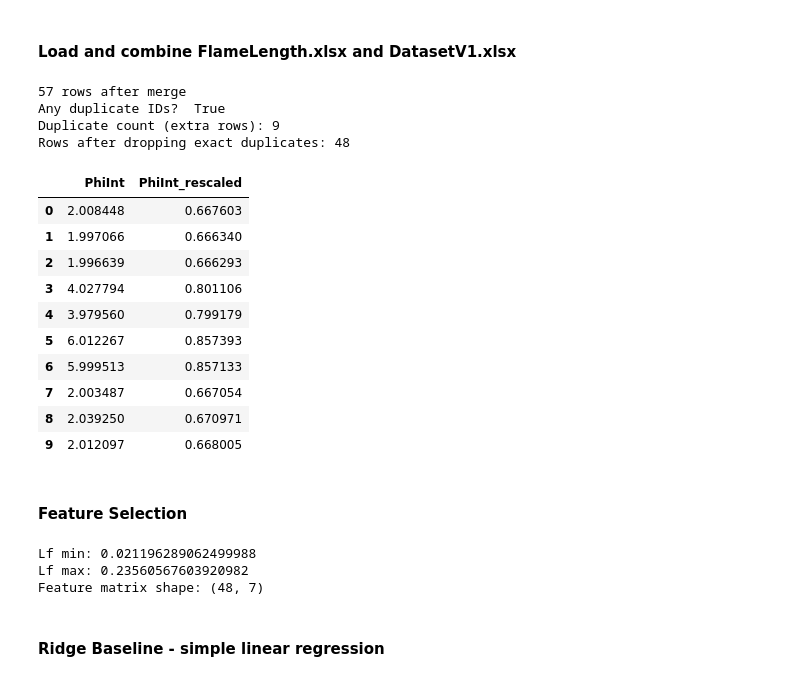
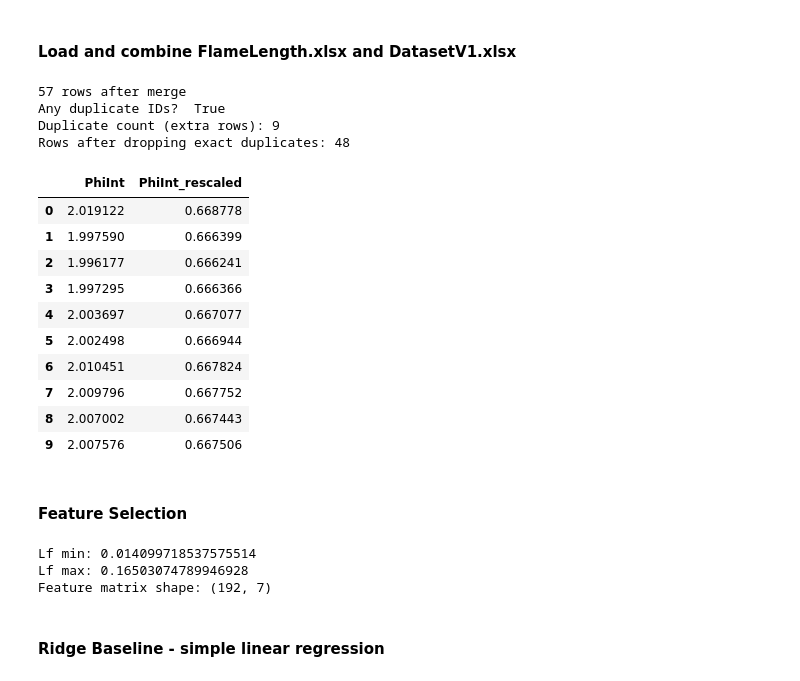
Before and after one commit to chonghuifeng/rozanoff_2025, a Jupyter notebook: flame_length_pred/flame_length_gpr.ipynb, the cells around one changed output. Saved outputs shown, nothing was run; the diff lists cells and outputs as text; code cells hidden in the pictures.

```diff
--- a/flame_length_pred/flame_length_gpr.ipynb
+++ b/flame_length_pred/flame_length_gpr.ipynb
@@ -66,52 +69,92 @@ col = "Name"
 
 print("Any duplicate IDs? ", df[col].duplicated().any())
 print("Duplicate count (extra rows):", df[col].duplicated().sum())
 
 # drop exact duplicates across all columns, keep first occurrence
 df = df.drop_duplicates(keep="first")
 print("Rows after dropping exact duplicates:", len(df))
 
+df = pd.read_excel(PATH_DATA_FLAMELENGTH_NEW)
+df["Z1"] /= 1000  # convert mm -> m
+
 # Rescale 'phiint' -> phi/(1+phi) and insert new column immediately after the original
 
 # Convert to numeric just in case (non-numeric -> NaN)
 phi = pd.to_numeric(df["PhiInt"], errors="coerce")
 
 # Compute rescaled value
 phi_rescaled = phi / (1 + phi)
 new_col = "PhiInt_rescaled"
 # Insert new column immediately after 'phiint'
 idx = df.columns.get_loc("PhiInt")
 df.insert(loc=idx + 1, column=new_col, value=phi_rescaled)
 
 display(df[["PhiInt", new_col]].head(10))
 
 # Create binary chamber column: New = 1, Old = 0
-df["Chamber_Binary"] = (df["Chamber"] == "New").astype(int)
+# df["Chamber_Binary"] = (df["Chamber"] == "New").astype(int)
 
-def rmse(a,b):
-    return np.sqrt(mean_squared_error(a,b))
+# Add S2/S1 ratio
+df["S2/S1"] = df["S2"] / (df["S1"] + 0.01)  # avoid division by zero
+
+# Add deltaS (always positive)
+df["DeltaS"] = np.abs(df["S2"] - df["S1"])
+
+# Convert Type column from Roman numerals to integers
+# type_mapping = {"I": 1, "II": 2, "III": 3, "IV": 4}
+# df["Type"] = df["Type"].map(type_mapping)
+
+df["DeltaU/u1"] = np.abs(df["u2"] - df["u1"]) / (df["u1"])  # avoid division by zero
+
+
+def rmse(a, b):
+    return np.sqrt(mean_squared_error(a, b))
 # %% [output]
 57 rows after merge
 Any duplicate IDs?  True
 Duplicate count (extra rows): 9
 Rows after dropping exact duplicates: 48
 |  | PhiInt | PhiInt_rescaled |
-| 0 | 2.008448 | 0.667603 |
-| 1 | 1.997066 | 0.666340 |
-| 2 | 1.996639 | 0.666293 |
-| 3 | 4.027794 | 0.801106 |
-| 4 | 3.979560 | 0.799179 |
-| 5 | 6.012267 | 0.857393 |
-| 6 | 5.999513 | 0.857133 |
-| 7 | 2.003487 | 0.667054 |
-| 8 | 2.039250 | 0.670971 |
-| 9 | 2.012097 | 0.668005 |
+| 0 | 2.019122 | 0.668778 |
+| 1 | 1.997590 | 0.666399 |
+| 2 | 1.996177 | 0.666241 |
+| 3 | 1.997295 | 0.666366 |
+| 4 | 2.003697 | 0.667077 |
+| 5 | 2.002498 | 0.666944 |
+| 6 | 2.010451 | 0.667824 |
+| 7 | 2.009796 | 0.667752 |
+| 8 | 2.007002 | 0.667443 |
+| 9 | 2.007576 | 0.667506 |
 # %% [markdown]
 #### Feature Selection
 # %%
 # feature and target selection
-features = ["PhiTot", "PhiInt_rescaled", "S1", "S2", "d1", "d2", "u1"]
-target = "Lf (m)"  # FlameLength
+features = [
+    "PhiInt_rescaled",
+    "S1",
+    "S2",
+    "d1",
+    "d2",
+    "u1",
+    "u2",
+    "Chamber_Binary",
+    "DeltaU",
+    "u2/u1",
+    "S2/S1",
+    "DeltaS",
+]
+
+features = [
+    "PhiInt_rescaled",
+    "S1",
+    "S2",
+    "u1",
+    "u2",
+    "d1",
+    "d2",
+]
+
+target = "Z1"  # FlameLength
 
 X = df[features].copy()
 y = df[target].copy()
@@ -120,9 +163,9 @@ print("Lf max:", y.max())
 
 print("Feature matrix shape:", X.shape)
 # %% [output]
-Lf min: 0.021196289062499988
-Lf max: 0.23560567603920982
-Feature matrix shape: (48, 7)
+Lf min: 0.014099718537575514
+Lf max: 0.16503074789946928
+Feature matrix shape: (192, 7)
 # %% [markdown]
 #### Ridge Baseline - simple linear regression
 # %%
```
Also changed, not shown: parts of 9 cells of this notebook, 2 other files.
